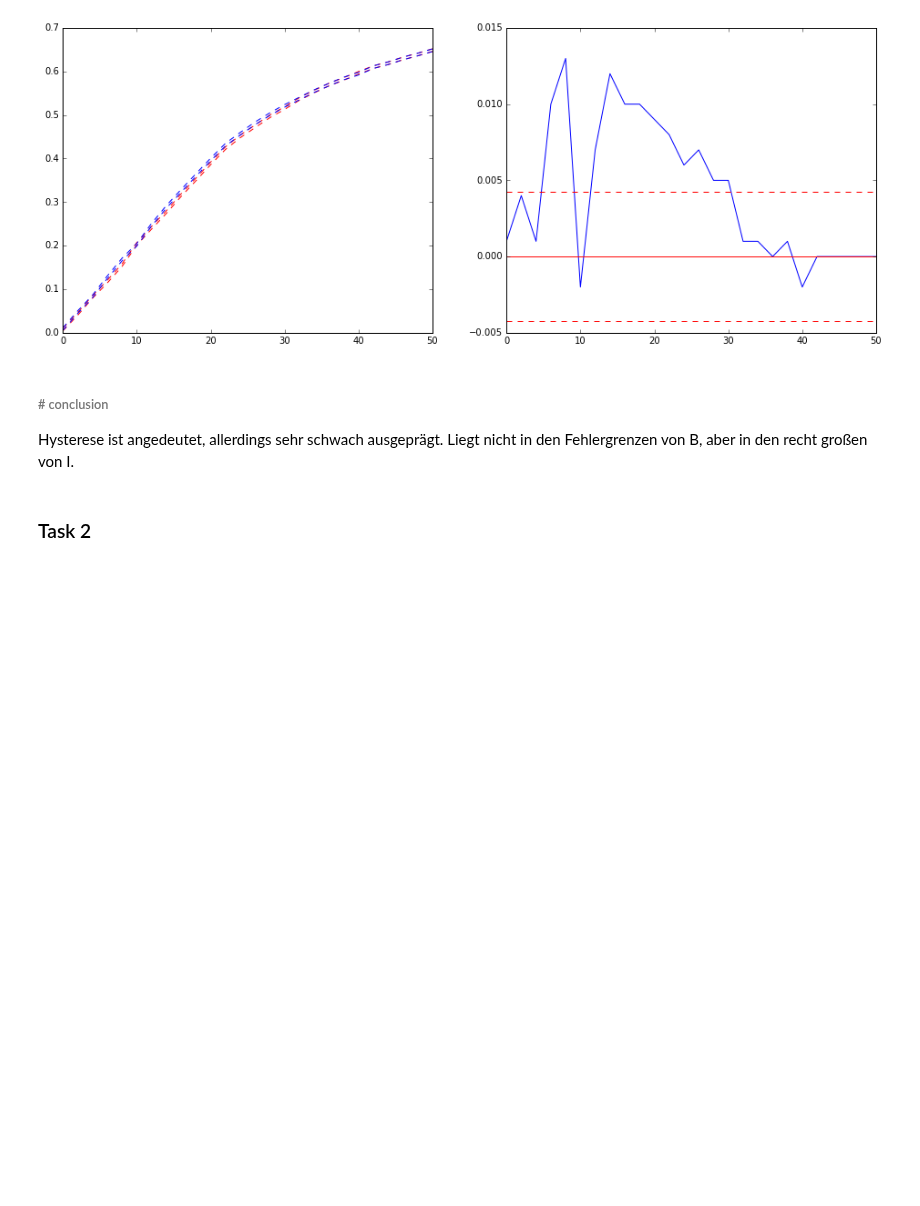
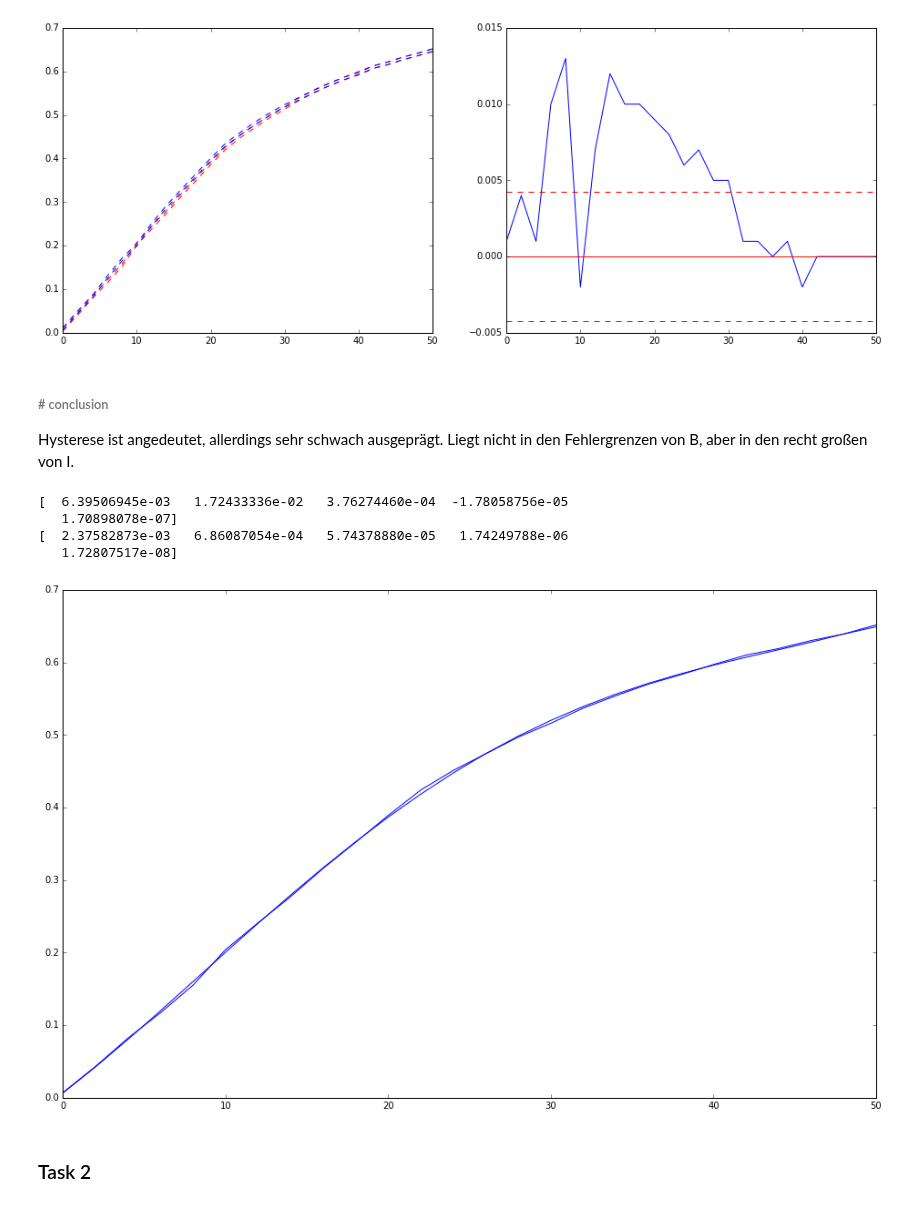
Before and after one commit to NlKLas/PyRePo, a Jupyter notebook: V1_python/V1.ipynb, the cells around one changed output. Drawn from its saved outputs; the diff is of its cells as text; code cells hidden in the pictures; blank space fills up the shorter version.

```diff
--- a/V1_python/V1.ipynb
+++ b/V1_python/V1.ipynb
@@ -119,6 +126,21 @@ ax[1].plot([0,50],2*[-np.sqrt(2)*Δdata_1],'--r')
 # %% [markdown]
 ###### # conclusion
 Hysterese ist angedeutet, allerdings sehr schwach ausgeprägt. Liegt nicht in den Fehlergrenzen von B, aber in den recht großen von I.
+# %%
+fig,ax = plt.subplots(1,1,figsize=(16,10))
+fun = lambda x,*a: sum([a[i]*x**i for i in range(len(a))])
+opt,cov =curve_fit(fun,I_1[0],data_1[0],p0=(1,1,1,1,1),sigma=Δdata_1,absolute_sigma=True)
+#ax[0].errorbar(I_1[0],data_1[0],xerr=ΔI_1,yerr=Δdata_1,fmt='.',c='r')
+ax.plot(I_1[0],data_1[0],'-b')
+ax.plot(I_1[0],fun(I_1[0],*opt))
+print(opt,np.sqrt(np.diag(cov)),sep='\n')
+#ax.plot(I_1[0],data_1[0]-Δdata_1,'--r')
+# %% [output]
+[  6.39506945e-03   1.72433336e-02   3.76274460e-04  -1.78058756e-05
+   1.70898078e-07]
+[  2.37582873e-03   6.86087054e-04   5.74378880e-05   1.74249788e-06
+   1.72807517e-08]
+[figure, added]
 # %% [markdown]
 ### Task 2
 # %%
```
Also changed, not shown: parts of 5 cells of this notebook.
